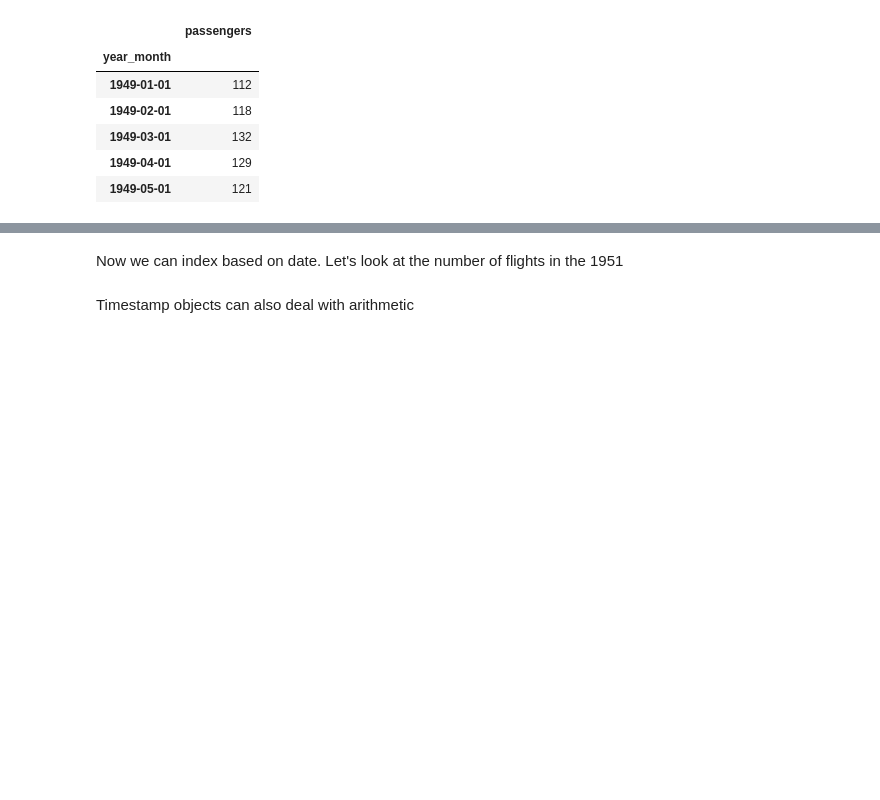
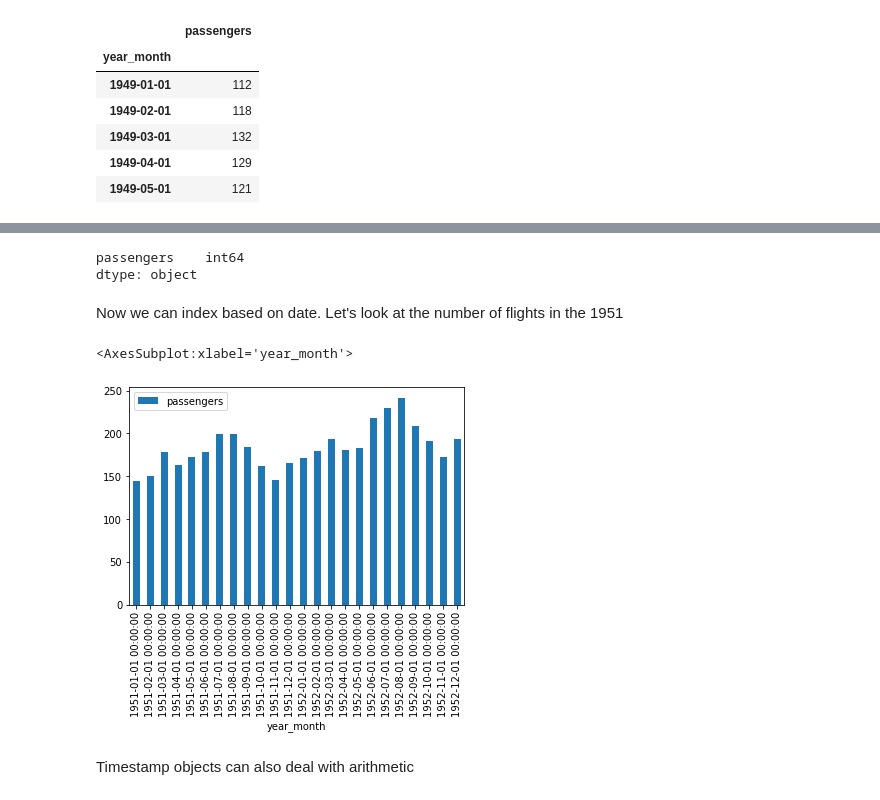
Before and after one commit to dtrad/ds211_course, a Jupyter notebook: PandasIntro.ipynb, the cells around one changed output, grey strips where cells are left out. Drawn from its saved outputs; the diff is of its cells as text; code cells hidden in the pictures; blank space fills up the shorter version.

```diff
--- a/PandasIntro.ipynb
+++ b/PandasIntro.ipynb
@@ -495,9 +524,17 @@ flightsDF.head()
 # %%
 # Check the dtypes of the DataFrame
+flightsDF.dtypes
+# %% [output]
+passengers    int64
+dtype: object
 # %% [markdown]
 Now we can index based on date. Let's look at the number of flights in the 1951
 # %%
 # Select the flights between 1951 and 1952 and plot as a bar graph
+flightsDF['1951':'1952'].plot(kind='bar')
+# %% [output]
+<AxesSubplot:xlabel='year_month'>
+[figure, added]
 # %% [markdown]
 Timestamp objects can also deal with arithmetic
 # %%
```
Also changed, not shown: parts of 13 cells of this notebook.
